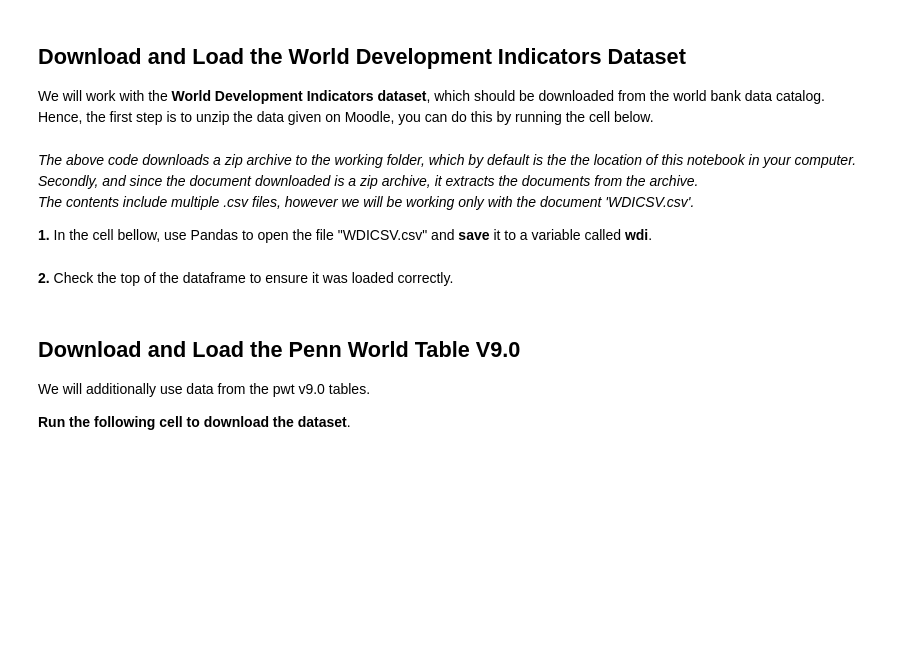
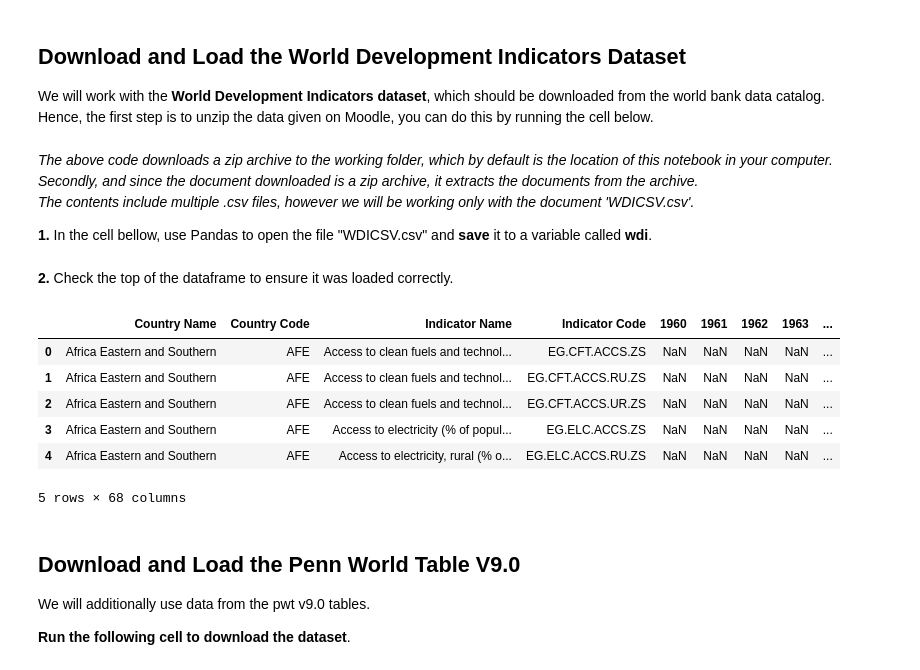
Before and after one commit to mgalao/programming-for-data-science-assignment-2, a Jupyter notebook: HW2.20201545_20240519.ipynb, the cells around one changed output. Drawn from its saved outputs; the diff is of its cells as text; code cells hidden in the pictures; blank space fills up the shorter version.

```diff
--- a/HW2.20201545_20240519.ipynb
+++ b/HW2.20201545_20240519.ipynb
@@ -66,7 +66,7 @@ z.extractall()
 
 del z
 # %% [markdown]
-*The above code downloads a zip archive to the working folder, which by default is the the location of this notebook in your computer. <br/>
+*The above code downloads a zip archive to the working folder, which by default is the location of this notebook in your computer. <br/>
 Secondly, and since the document downloaded is a zip archive, it extracts the documents from the archive. <br/>
 The contents include multiple .csv files, however we will be working only with the document 'WDICSV.csv'. <br/>*
 
@@ -74,5 +77,19 @@ The contents include multiple .csv files, however we will be working only with t
+# %%
+# Load the "WDICSV.csv" file into a DataFrame
+wdi = pd.read_csv("WDICSV.csv")
 # %% [markdown]
 **2.** Check the top of the dataframe to ensure it was loaded correctly.
+# %%
+# Display the first 5 rows (to confirm it was loaded correctly)
+wdi.head()
+# %% [output]
+|  | Country Name | Country Code | Indicator Name | Indicator Code | 1960 | 1961 | 1962 | 1963 | ... |
+| 0 | Africa Eastern and Southern | AFE | Access to clean fuels and technol... | EG.CFT.ACCS.ZS | NaN | NaN | NaN | NaN | ... |
+| 1 | Africa Eastern and Southern | AFE | Access to clean fuels and technol... | EG.CFT.ACCS.RU.ZS | NaN | NaN | NaN | NaN | ... |
+| 2 | Africa Eastern and Southern | AFE | Access to clean fuels and technol... | EG.CFT.ACCS.UR.ZS | NaN | NaN | NaN | NaN | ... |
+| 3 | Africa Eastern and Southern | AFE | Access to electricity (% of popul... | EG.ELC.ACCS.ZS | NaN | NaN | NaN | NaN | ... |
+| 4 | Africa Eastern and Southern | AFE | Access to electricity, rural (% o... | EG.ELC.ACCS.RU.ZS | NaN | NaN | NaN | NaN | ... |
+5 rows × 68 columns
 # %% [markdown]
 ## Download and Load the Penn World Table V9.0
 
```
Also changed, not shown: parts of 58 cells of this notebook.
